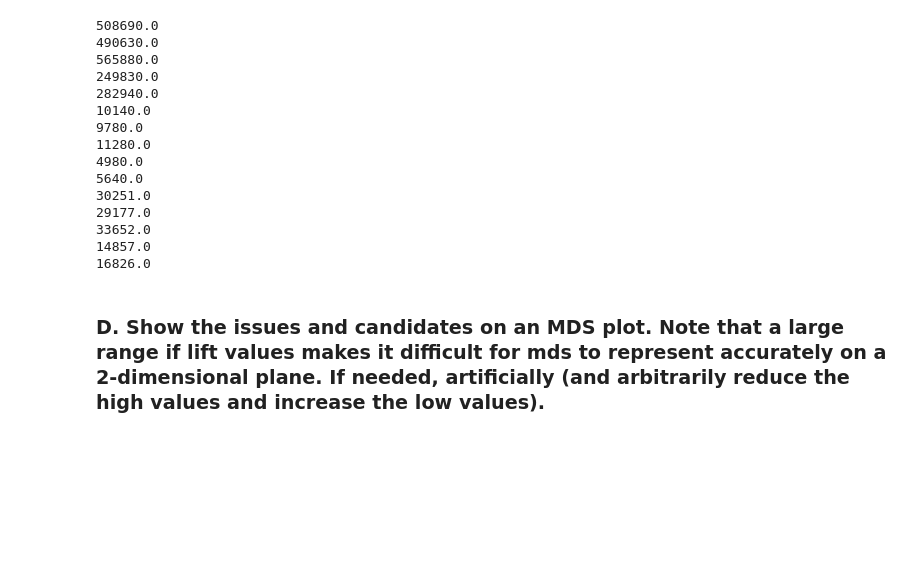
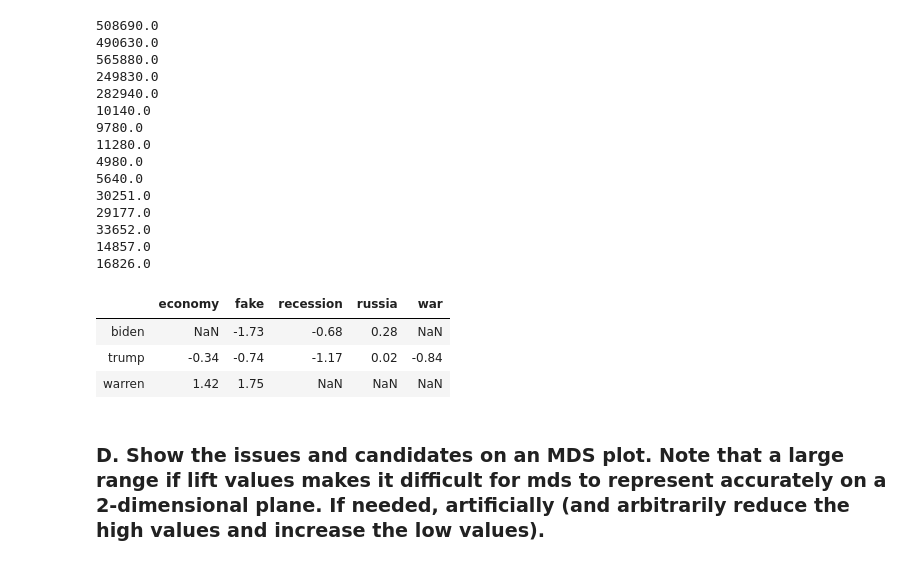
Before and after one commit to abhi-vik/ugc-analytics, a Jupyter notebook: assignments/second/assignment-2.ipynb, the cells around one changed output. Saved outputs shown, nothing was run; the diff lists cells and outputs as text; code cells hidden in the pictures; blank space fills up the shorter version.

```diff
--- a/assignments/second/assignment-2.ipynb
+++ b/assignments/second/assignment-2.ipynb
@@ -270,6 +272,36 @@ for i in range(len(candidates)):
 33652.0
 14857.0
 16826.0
+# %%
+analyser = SentimentIntensityAnalyzer()
+
+def _get_sentiments(df, combinations):
+    scores_matrix = []
+
+    for _, row in df.iterrows():
+        split_tweet = row['Split Tweet']
+        exists = pd.Series([combo[0] in split_tweet and combo[1] in split_tweet for combo in combinations])
+        if exists.sum() > 0:
+            sentiment = SentimentIntensityAnalyzer().polarity_scores(row['Tweet'])['compound'] * 2
+            scores_matrix.append(exists.map(lambda v: sentiment if v else np.nan))
+
+    return [round(pd.Series(combo_sentiment).dropna().mean(), 2) for combo_sentiment in np.array(scores_matrix).T]
+
+def do_sentiments(mat):
+    indices = [(idx1, idx2) for idx1, row in mat.iterrows() for idx2, _ in row.items() if mat.at[idx1, idx2] != 0]
+    sentiments = _get_sentiments(df, indices)
+    mat = mat.replace(0, np.nan)
+
+    for indices, sentiment in zip(indices, sentiments):
+        mat.loc[indices[0], indices[1]] = sentiment
+    return mat
+
+do_sentiments(do_lift(candidates, key_issues))
+# %% [output]
+|  | economy | fake | recession | russia | war |
+| biden | NaN | -1.73 | -0.68 | 0.28 | NaN |
+| trump | -0.34 | -0.74 | -1.17 | 0.02 | -0.84 |
+| warren | 1.42 | 1.75 | NaN | NaN | NaN |
 # %% [markdown]
 ### D. Show the issues and candidates on an MDS plot. Note that a large range if lift values makes it difficult for mds to represent accurately on a 2-dimensional plane. If needed, artificially (and arbitrarily reduce the high values and increase the low values).
 # %%
```
Also changed, not shown: parts of 1 cell of this notebook.
